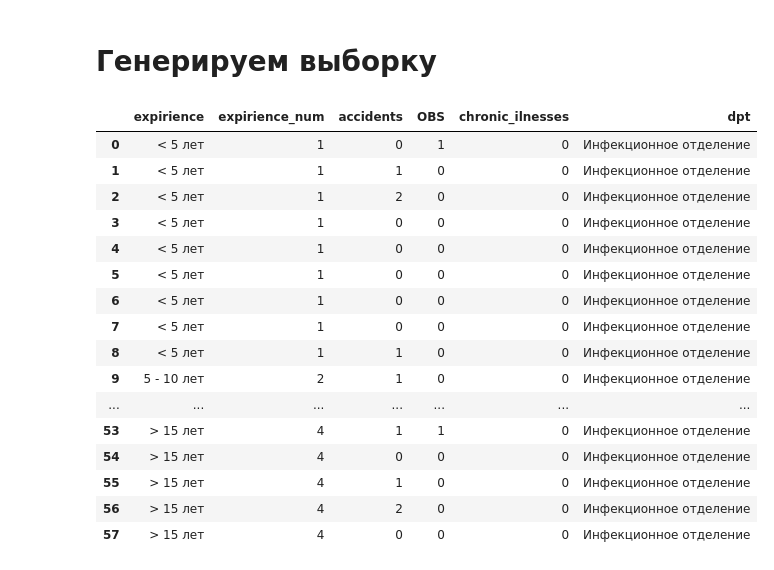
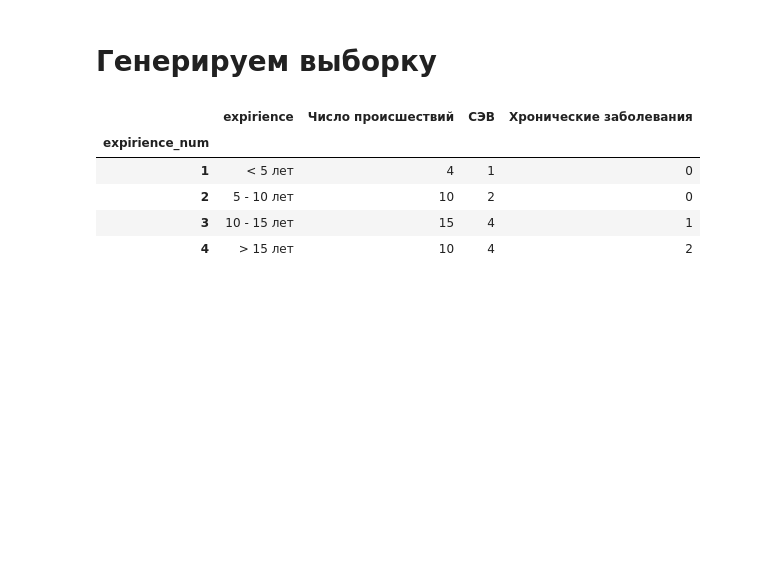
Before and after one commit to AlKul/illnesses, a Jupyter notebook: Abstract.ipynb, the cells around one changed output. Drawn from its saved outputs; the diff is of its cells as text; code cells hidden in the pictures; blank space fills up the shorter version.

```diff
--- a/Abstract.ipynb
+++ b/Abstract.ipynb
@@ -74,51 +74,42 @@ for i in range(n3):
     chronic_ilnesses.append(generate_bin(0.05))
 #for i in range(40):
 for i in range(n4):
     expirience.append("> 15 лет")
     expirience_num.append(4)
 #    accidents.append(generate_bin(0.15))
     acc = 0
     for i in range(5):
         acc += generate_bin(0.15)
     accidents.append(acc)
     OBS.append(generate_bin(0.25))
     chronic_ilnesses.append(generate_bin(0.25))
 #for i in range(30 + 80+120+40):
 for i in range(n1 + n2 + n3 + n4):
     dpt.append("Инфекционное отделение")
 
 
 #df = pd.DataFrame( ( expirience, accidents, OBS, chronic_ilnesses, dpt), columns = ['expirience', 'accidents', 'OBS', 'chronic_ilnesses', 'dpt'])
 df = pd.DataFrame({
     'expirience' : expirience,
     'expirience_num' : expirience_num,
     'accidents' : accidents,
     'OBS' : OBS,
     'chronic_ilnesses' : chronic_ilnesses,
     'dpt' : dpt
 })
-df.head(70)
+tmp = df.groupby('expirience_num').agg({'expirience':'min', 'accidents':'sum', 'OBS':'sum', 'chronic_ilnesses':'sum'}).sort_values('expirience_num').rename(columns = {'expirince' : 'Стаж', 'accidents' : 'Число происшествий', 'OBS': 'СЭВ', 'chronic_ilnesses': 'Хронические заболевания'})
+#tmp.drop('expirience_num', axis = 'columns', inplace = True)
+tmp
 
 #expirience,
 #generate_bin(0.5)
 # %% [output]
-|  | expirience | expirience_num | accidents | OBS | chronic_ilnesses | dpt |
-| 0 | < 5 лет | 1 | 0 | 1 | 0 | Инфекционное отделение |
-| 1 | < 5 лет | 1 | 1 | 0 | 0 | Инфекционное отделение |
-| 2 | < 5 лет | 1 | 2 | 0 | 0 | Инфекционное отделение |
-| 3 | < 5 лет | 1 | 0 | 0 | 0 | Инфекционное отделение |
-| 4 | < 5 лет | 1 | 0 | 0 | 0 | Инфекционное отделение |
-| 5 | < 5 лет | 1 | 0 | 0 | 0 | Инфекционное отделение |
-| 6 | < 5 лет | 1 | 0 | 0 | 0 | Инфекционное отделение |
-| 7 | < 5 лет | 1 | 0 | 0 | 0 | Инфекционное отделение |
-| 8 | < 5 лет | 1 | 1 | 0 | 0 | Инфекционное отделение |
-| 9 | 5 - 10 лет | 2 | 1 | 0 | 0 | Инфекционное отделение |
-| ... | ... | ... | ... | ... | ... | ... |
-| 53 | > 15 лет | 4 | 1 | 1 | 0 | Инфекционное отделение |
-| 54 | > 15 лет | 4 | 0 | 0 | 0 | Инфекционное отделение |
-| 55 | > 15 лет | 4 | 1 | 0 | 0 | Инфекционное отделение |
-| 56 | > 15 лет | 4 | 2 | 0 | 0 | Инфекционное отделение |
-| 57 | > 15 лет | 4 | 0 | 0 | 0 | Инфекционное отделение |
+|  | expirience | Число происшествий | СЭВ | Хронические заболевания |
+| expirience_num |  |  |  |  |
+| 1 | < 5 лет | 4 | 1 | 0 |
+| 2 | 5 - 10 лет | 10 | 2 | 0 |
+| 3 | 10 - 15 лет | 15 | 4 | 1 |
+| 4 | > 15 лет | 10 | 4 | 2 |
 # %%
 df_unsorted = df.sample(frac=1)
 PREPARED_DATASET_PATH = './illnesses.csv'
```
Also changed, not shown: parts of 3 cells of this notebook.
